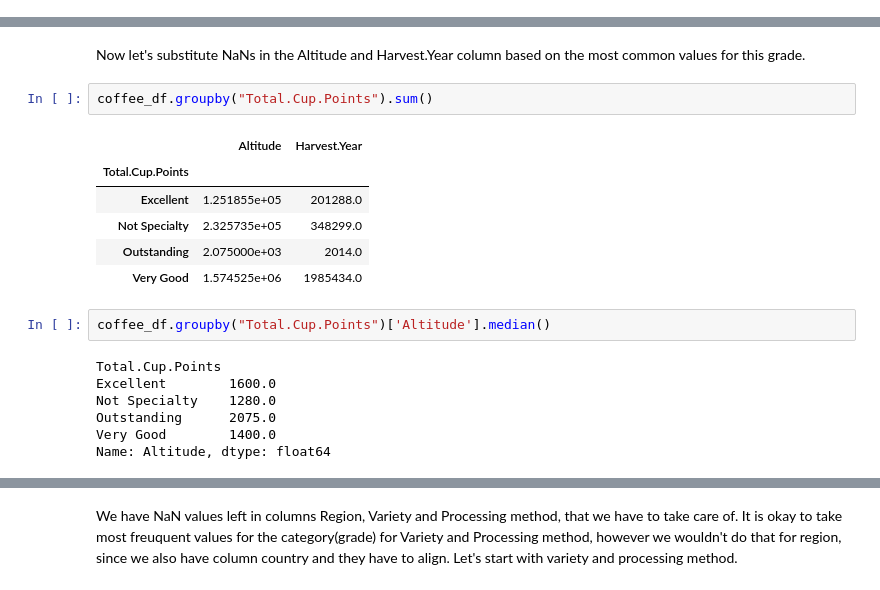
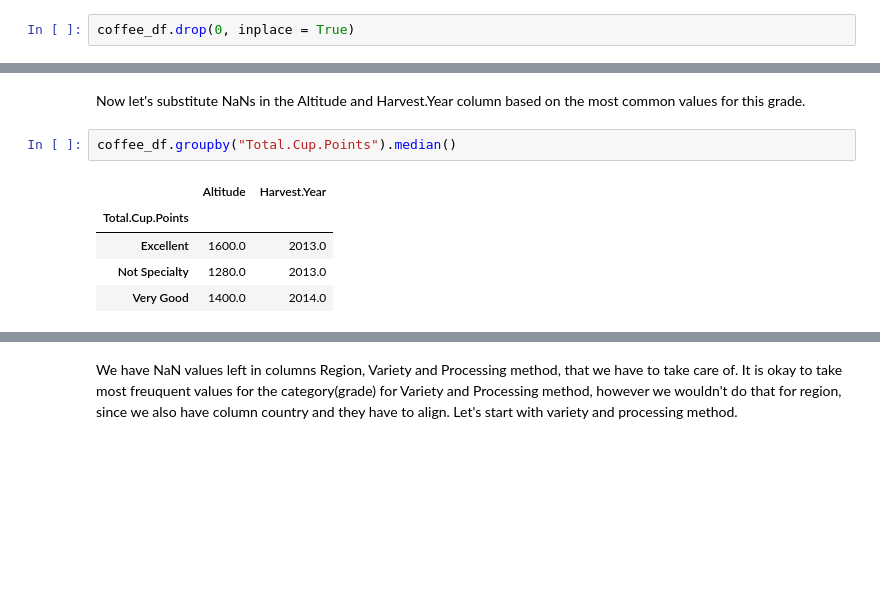
Before and after one commit to MariaEgrv/coffee_quality, a Jupyter notebook: coffee_quality.ipynb, the cells around one changed output, grey strips where cells are left out. Saved outputs shown, nothing was run; the diff lists cells and outputs as text; blank space fills up the shorter version.

```diff
--- a/coffee_quality.ipynb
+++ b/coffee_quality.ipynb
@@ -232,0 +232,2 @@ See the caveats in the documentation: https://pandas.pydata.org/pandas-docs/stab
+# %%
+coffee_df.drop(0, inplace = True)
@@ -248,20 +254,10 @@ See the caveats in the documentation: https://pandas.pydata.org/pandas-docs/stab
 # %% [markdown]
 Now let's substitute NaNs in the Altitude and Harvest.Year column based on the most common values for this grade.
 # %%
-coffee_df.groupby("Total.Cup.Points").sum()
+coffee_df.groupby("Total.Cup.Points").median()
 # %% [output]
 |  | Altitude | Harvest.Year |
 | Total.Cup.Points |  |  |
-| Excellent | 1.251855e+05 | 201288.0 |
-| Not Specialty | 2.325735e+05 | 348299.0 |
-| Outstanding | 2.075000e+03 | 2014.0 |
-| Very Good | 1.574525e+06 | 1985434.0 |
+| Excellent | 1600.0 | 2013.0 |
+| Not Specialty | 1280.0 | 2013.0 |
+| Very Good | 1400.0 | 2014.0 |
-# %%
-coffee_df.groupby("Total.Cup.Points")['Altitude'].median()
-# %% [output]
-Total.Cup.Points
-Excellent        1600.0
-Not Specialty    1280.0
-Outstanding      2075.0
-Very Good        1400.0
-Name: Altitude, dtype: float64
```
Also changed, not shown: parts of 18 cells of this notebook.
